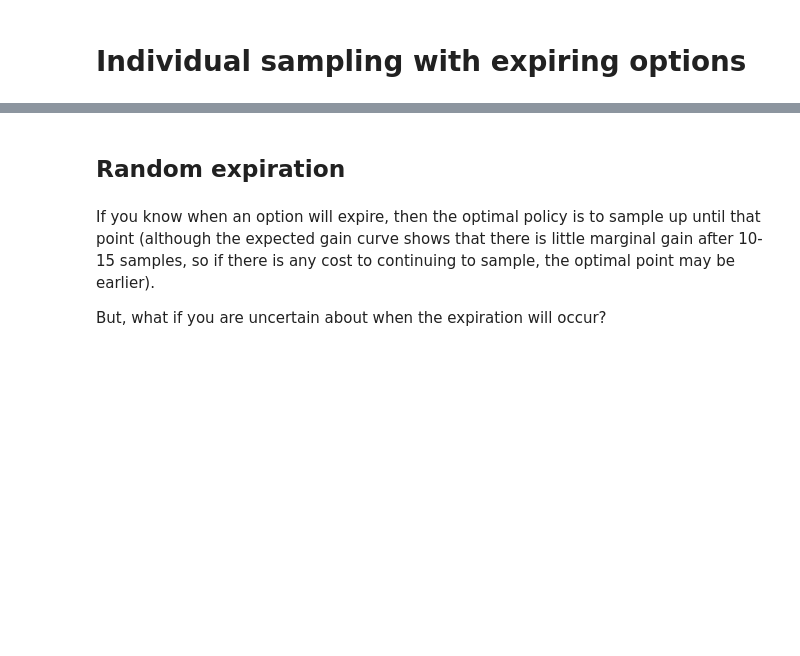
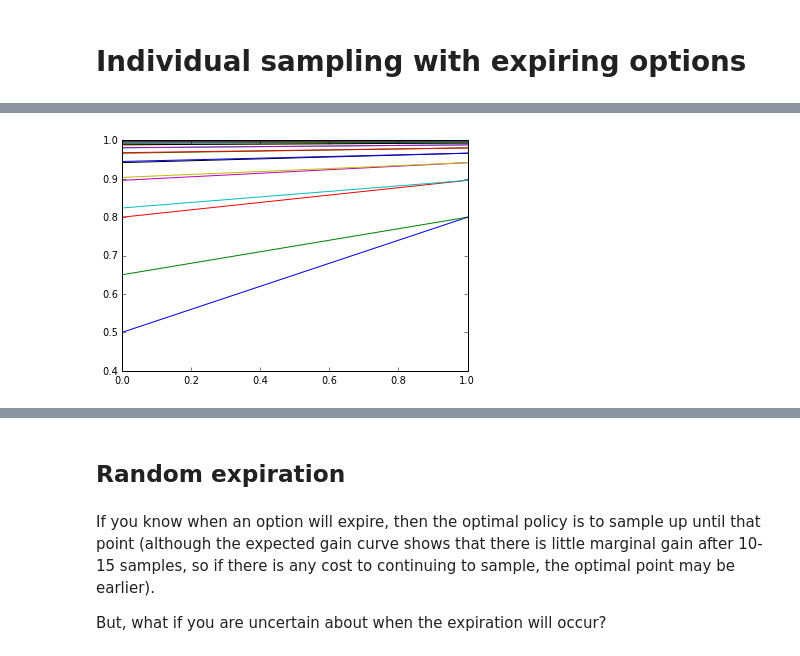
Before and after one commit to dmarkant/CompetitiveSampling, a Jupyter notebook: model/model-expiration.ipynb, the cells around one changed output, grey strips where cells are left out. Cells and saved outputs as stored; diff of their text form; code cells hidden in the pictures; blank space fills up the shorter version.

```diff
--- a/model/model-expiration.ipynb
+++ b/model/model-expiration.ipynb
@@ -19 +26,8 @@ low option: (32, -42, 0.22241082267422574) (EV: -25.5415991221)
+# %%
+fig = plt.figure()
+ax = fig.add_axes([.1,.1,.8,.8])
+for n in range(1, 25):
+    ax.plot(np.arange(0, n+1)/n, pH[n])
+# %% [output]
+[figure, added]
 # %%
```
Also changed, not shown: parts of 26 cells of this notebook, 2 other files.
